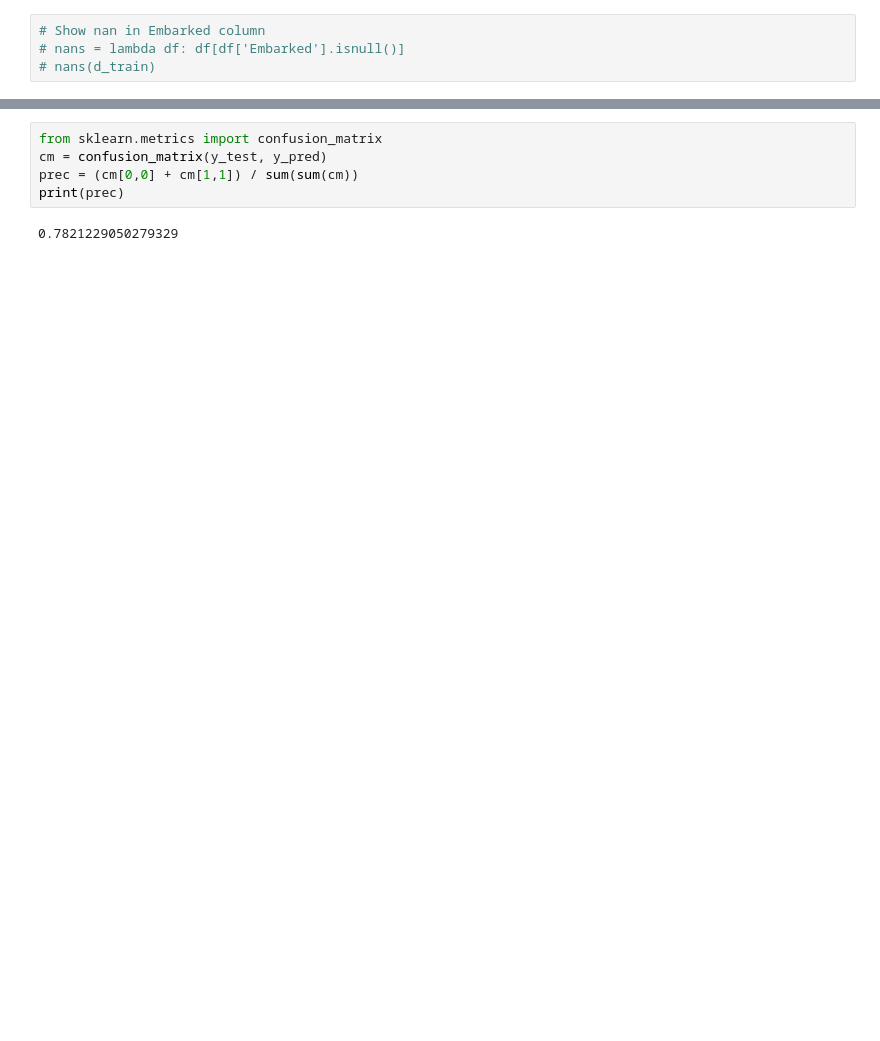
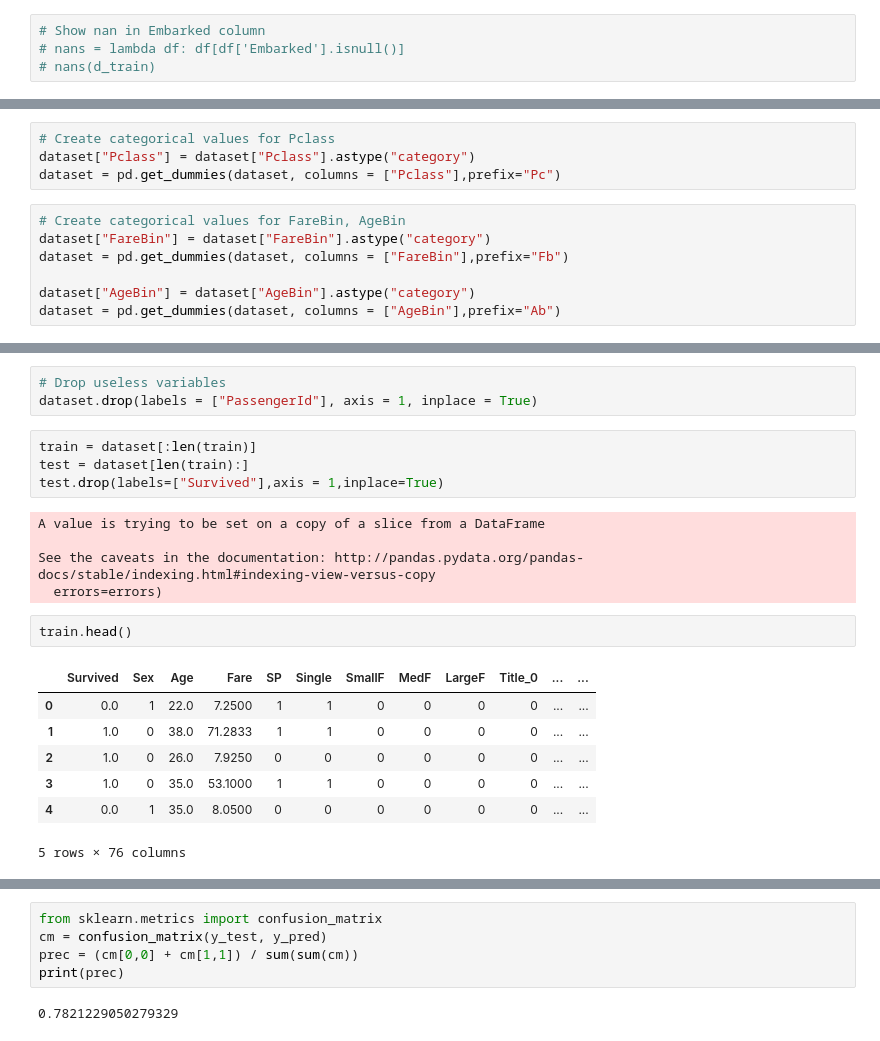
Before and after one commit to krigaree/KaggleCompetitions, a Jupyter notebook: titanic/titanic.ipynb, the cells around one changed output, grey strips where cells are left out. Saved outputs shown, nothing was run; the diff lists cells and outputs as text; blank space fills up the shorter version.

```diff
--- a/titanic/titanic.ipynb
+++ b/titanic/titanic.ipynb
@@ -343,0 +337,11 @@ X_train, X_test, y_train, y_test = train_test_split(X, y, test_size=0.2, random_
+# %%
+# Create categorical values for Pclass
+dataset["Pclass"] = dataset["Pclass"].astype("category")
+dataset = pd.get_dummies(dataset, columns = ["Pclass"],prefix="Pc")
+# %%
+# Create categorical values for FareBin, AgeBin
+dataset["FareBin"] = dataset["FareBin"].astype("category")
+dataset = pd.get_dummies(dataset, columns = ["FareBin"],prefix="Fb")
+
+dataset["AgeBin"] = dataset["AgeBin"].astype("category")
+dataset = pd.get_dummies(dataset, columns = ["AgeBin"],prefix="Ab")
@@ -343,0 +358,22 @@ X_train, X_test, y_train, y_test = train_test_split(X, y, test_size=0.2, random_
+# %%
+# Drop useless variables
+dataset.drop(labels = ["PassengerId"], axis = 1, inplace = True)
+# %%
+train = dataset[:len(train)]
+test = dataset[len(train):]
+test.drop(labels=["Survived"],axis = 1,inplace=True)
+# %% [output]
+A value is trying to be set on a copy of a slice from a DataFrame
+
+See the caveats in the documentation: http://pandas.pydata.org/pandas-docs/stable/indexing.html#indexing-view-versus-copy
+  errors=errors)
+# %%
+train.head()
+# %% [output]
+|  | Survived | Sex | Age | Fare | SP | Single | SmallF | MedF | LargeF | Title_0 | ... | ... |
+| 0 | 0.0 | 1 | 22.0 | 7.2500 | 1 | 1 | 0 | 0 | 0 | 0 | ... | ... |
+| 1 | 1.0 | 0 | 38.0 | 71.2833 | 1 | 1 | 0 | 0 | 0 | 0 | ... | ... |
+| 2 | 1.0 | 0 | 26.0 | 7.9250 | 0 | 0 | 0 | 0 | 0 | 0 | ... | ... |
+| 3 | 1.0 | 0 | 35.0 | 53.1000 | 1 | 1 | 0 | 0 | 0 | 0 | ... | ... |
+| 4 | 0.0 | 1 | 35.0 | 8.0500 | 0 | 0 | 0 | 0 | 0 | 0 | ... | ... |
+5 rows × 76 columns
```
Also changed, not shown: parts of 71 cells of this notebook, 3 other files.
